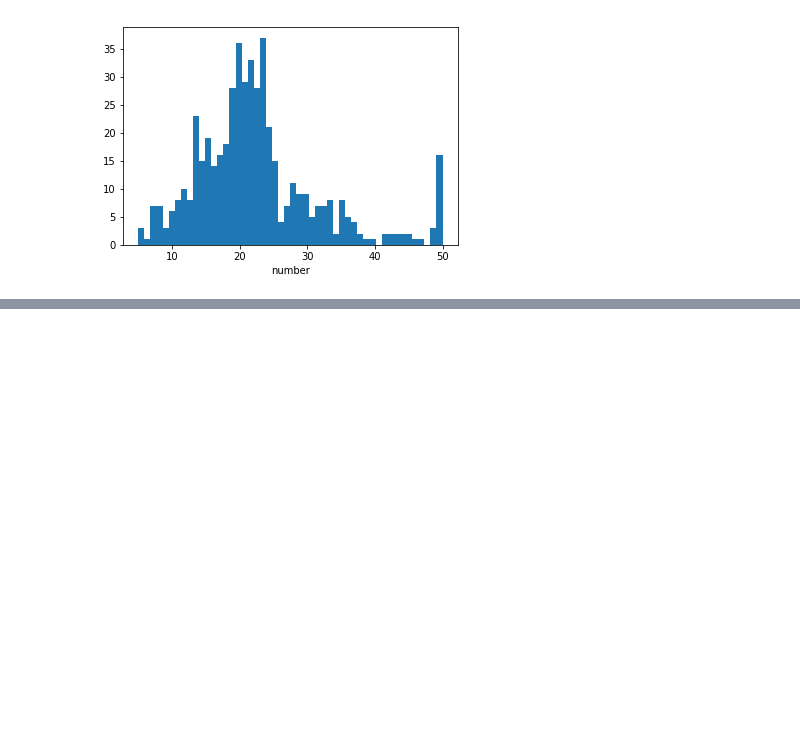
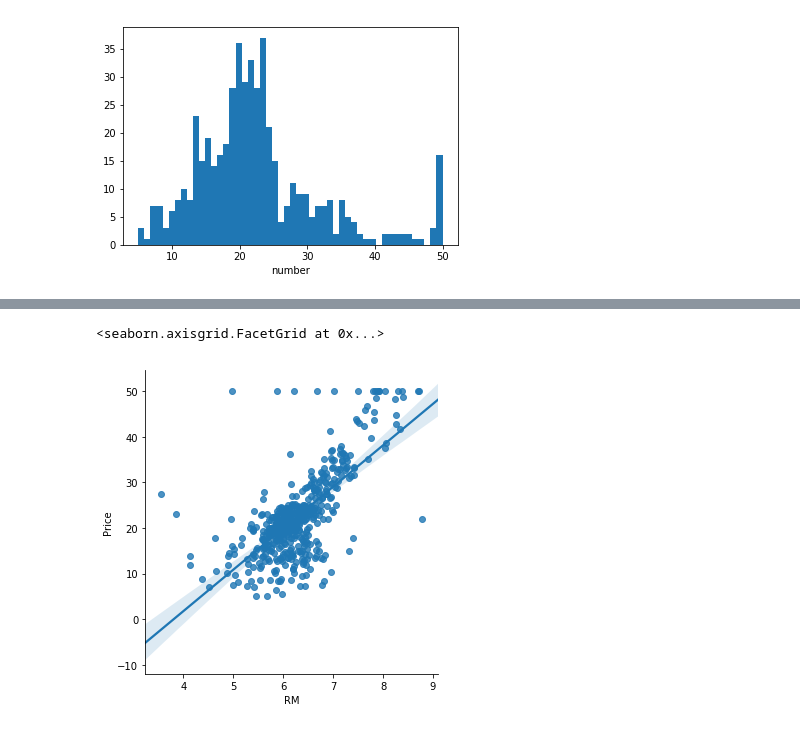
Before and after one commit to Mixsa12/Learning, a Jupyter notebook: IntroML/ML Linear Regression .ipynb, the cells around one changed output, grey strips where cells are left out. Saved outputs shown, nothing was run; the diff lists cells and outputs as text; code cells hidden in the pictures; blank space fills up the shorter version.

```diff
--- a/IntroML/ML Linear Regression .ipynb
+++ b/IntroML/ML Linear Regression .ipynb
@@ -22,0 +30,4 @@ Text(0.5,0,'number')
+# %%
+boston_df = DataFrame(boston.data)
+# %%
+boston_df.columns = boston.feature_names
@@ -22,0 +43,7 @@ Text(0.5,0,'number')
+# %%
+boston_df["Price"]= boston.target
+# %%
+sns.lmplot('RM', 'Price', data= boston_df )
+# %% [output]
+<seaborn.axisgrid.FacetGrid at 0x...>
+[figure, added]
```
Also changed, not shown: parts of 3 cells of this notebook.
